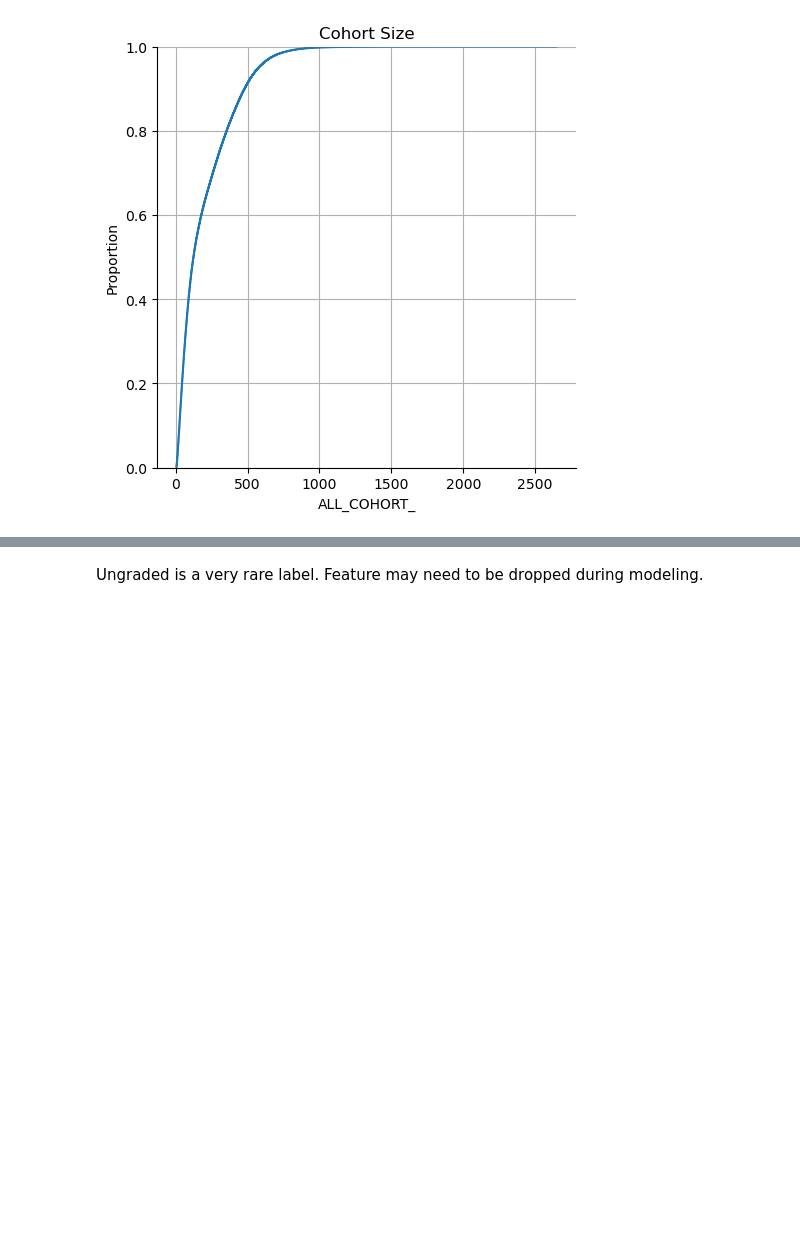
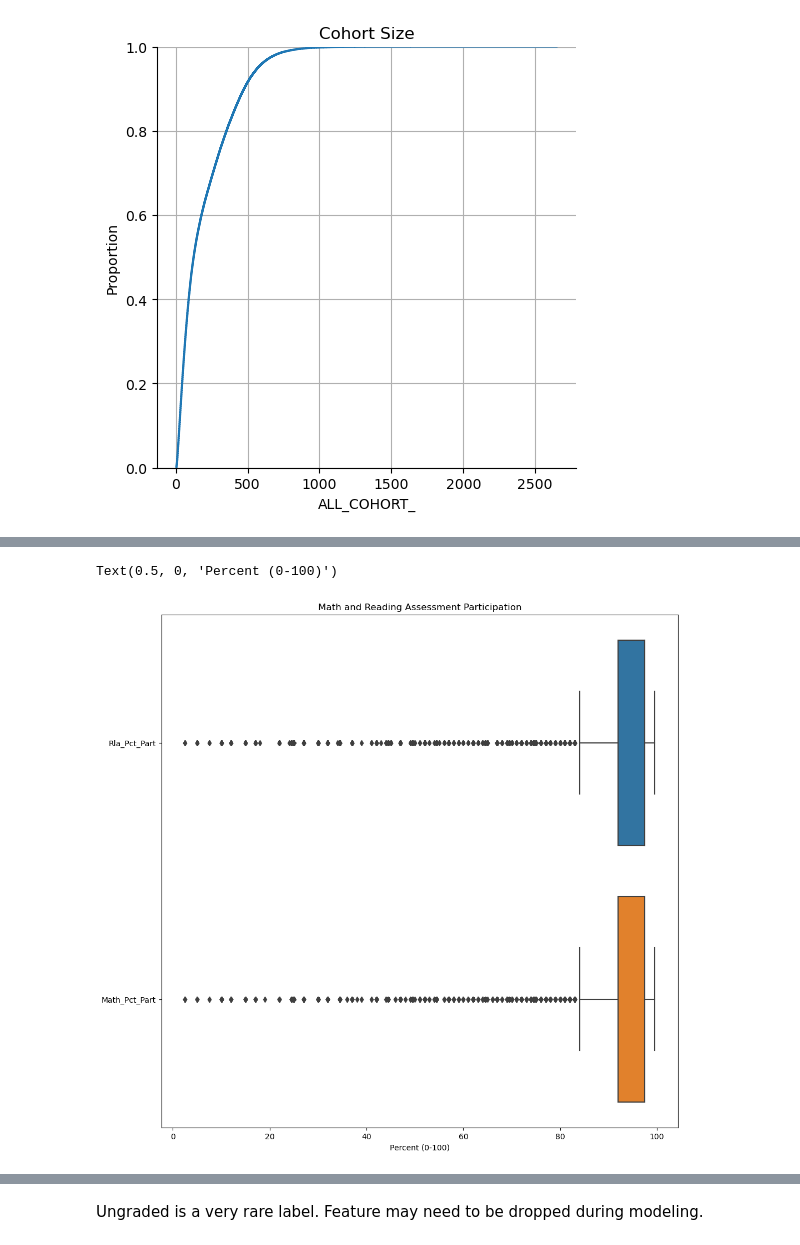
Before and after one commit to georgetown-analytics/student-outcomes, a Jupyter notebook: notebooks/eda.ipynb, the cells around one changed output, grey strips where cells are left out. Drawn from its saved outputs; the diff is of its cells as text; code cells hidden in the pictures; blank space fills up the shorter version.

```diff
--- a/notebooks/eda.ipynb
+++ b/notebooks/eda.ipynb
@@ -111 +110,11 @@ Text(0.5, 1.0, 'Instances per State')
+# %%
+# @TODO: Two boxplots for Math and Reading Language Arts Participation
+df.Math_Pct_Part.describe(), df.Rla_Pct_Part.describe()
+
+sns.boxplot(data=df[["Rla_Pct_Part", "Math_Pct_Part"]], orient="h")
+plt.title("Math and Reading Assessment Participation")
+plt.xlabel("Percent (0-100)")
+# %% [output]
+Text(0.5, 0, 'Percent (0-100)')
+[figure, added]
 # %%
```
Also changed, not shown: parts of 29 cells of this notebook, 14 other files.
